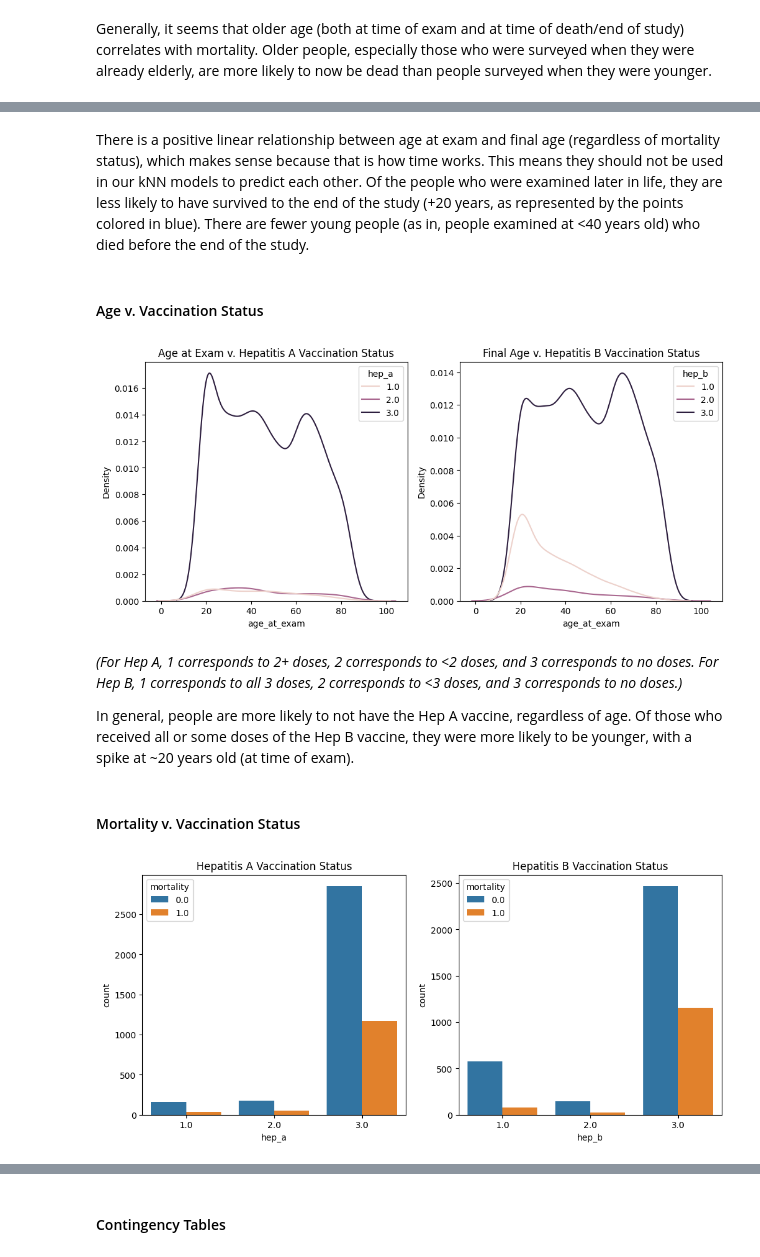
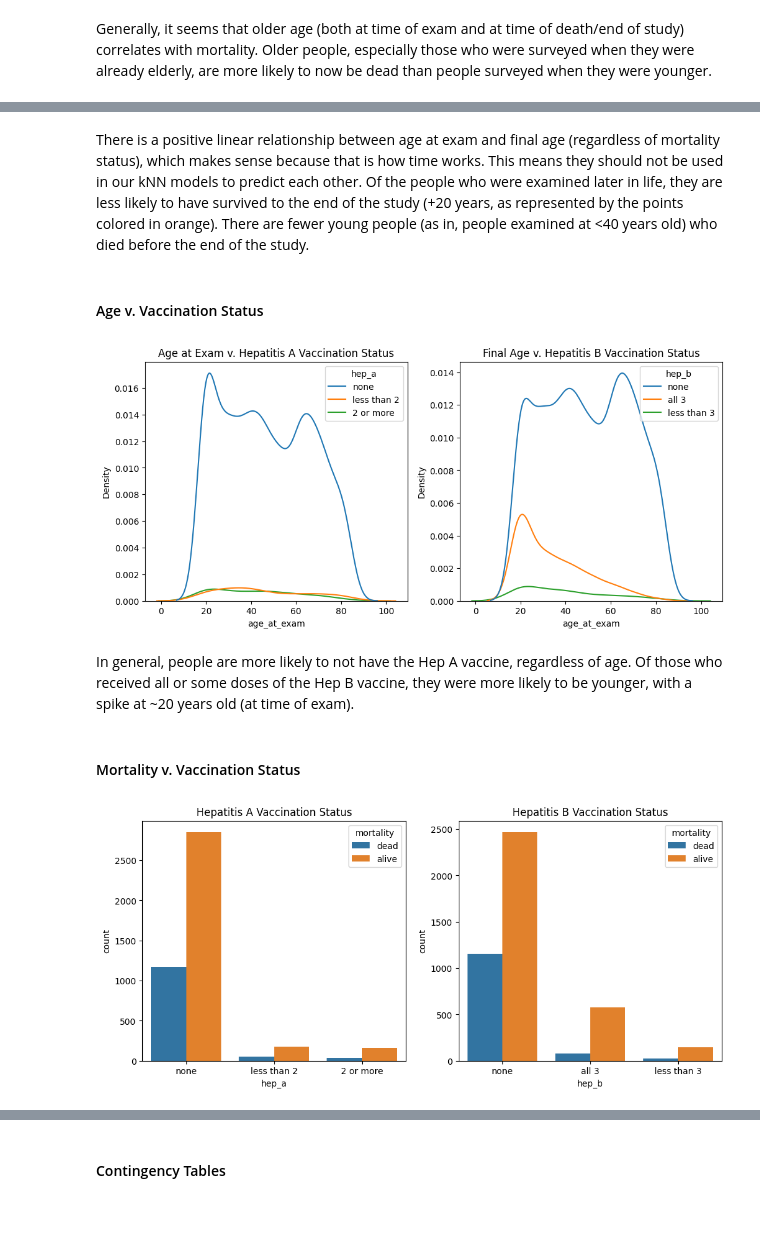
Before and after one commit to swt2vv/ds3021-project1, a Jupyter notebook: project_1_bsds.ipynb, the cells around one changed output, grey strips where cells are left out. Cells and saved outputs as stored; diff of their text form; code cells hidden in the pictures; blank space fills up the shorter version.

```diff
--- a/project_1_bsds.ipynb
+++ b/project_1_bsds.ipynb
@@ -161,3 +161,10 @@ imq_mort_np.drop('SEQN',axis=1).describe()
 | max | 3.000000 | 3.000000 | 1.000000 | 20.833333 | 84.916667 | 104.666667 |
 # %% [markdown]
 #### Pairplot
+# %%
+# create a new dataframe imq_mort_np_eda with renamed variables for clarity
+imq_mort_np_eda = imq_mort_np.copy()
+imq_mort_np_eda['hep_a'] = imq_mort_np_eda['hep_a'].replace([1.0, 2.0, 3.0], ['2 or more', 'less than 2', 'none'])
+imq_mort_np_eda['hep_b'] = imq_mort_np_eda['hep_b'].replace([1.0, 2.0, 3.0], ['all 3', 'less than 3', 'none'])
+imq_mort_np_eda['mortality'] = imq_mort_np_eda['mortality'].replace([0.0, 1.0], ['alive', 'dead'])
+imq_mort_np_eda.head()
@@ -198,38 +212,37 @@ plt.show()
 # %% [markdown]
-There is a positive linear relationship between age at exam and final age (regardless of mortality status), which makes sense because that is how time works. This means they should not be used in our kNN models to predict each other. Of the people who were examined later in life, they are less likely to have survived to the end of the study (+20 years, as represented by the points colored in blue). There are fewer young people (as in, people examined at <40 years old) who died before the end of the study.
+There is a positive linear relationship between age at exam and final age (regardless of mortality status), which makes sense because that is how time works. This means they should not be used in our kNN models to predict each other. Of the people who were examined later in life, they are less likely to have survived to the end of the study (+20 years, as represented by the points colored in orange). There are fewer young people (as in, people examined at <40 years old) who died before the end of the study.
 # %% [markdown]
 #### Age v. Vaccination Status
 # %%
 fig, ax = plt.subplots(nrows=1, ncols=2, figsize=(12, 5))
 
 # plot age at exam v. hepatitis a
-sns.kdeplot(imq_mort_np, x='age_at_exam', hue='hep_a', ax=ax[0])
+sns.kdeplot(imq_mort_np_eda, x='age_at_exam', hue='hep_a', ax=ax[0])
 ax[0].set_title("Age at Exam v. Hepatitis A Vaccination Status")
 
 # plot final age v. hepatitis b
-sns.kdeplot(imq_mort_np, x='age_at_exam', hue='hep_b', ax=ax[1])
+sns.kdeplot(imq_mort_np_eda, x='age_at_exam', hue='hep_b', ax=ax[1])
 ax[1].set_title("Final Age v. Hepatitis B Vaccination Status")
+sns.move_legend(ax[1], "upper right")
 plt.show()
 # %% [output]
-[figure, old version]
+[figure, new version]
 # %% [markdown]
-*(For Hep A, 1 corresponds to 2+ doses, 2 corresponds to <2 doses, and 3 corresponds to no doses. For Hep B, 1 corresponds to all 3 doses, 2 corresponds to <3 doses, and 3 corresponds to no doses.)*
-
 In general, people are more likely to not have the Hep A vaccine, regardless of age. Of those who received all or some doses of the Hep B vaccine, they were more likely to be younger, with a spike at ~20 years old (at time of exam).
 # %% [markdown]
 #### Mortality v. Vaccination Status
 # %%
 fig, ax = plt.subplots(nrows=1, ncols=2, figsize=(12, 5))
 
 # plot hep a
-sns.countplot(imq_mort_np, x='hep_a', hue='mortality', ax=ax[0])
+sns.countplot(imq_mort_np_eda, x='hep_a', hue='mortality', ax=ax[0])
 ax[0].set_title("Hepatitis A Vaccination Status")
 
 # plot hep b
-sns.countplot(imq_mort_np, x='hep_b', hue='mortality', ax=ax[1])
+sns.countplot(imq_mort_np_eda, x='hep_b', hue='mortality', ax=ax[1])
 ax[1].set_title("Hepatitis B Vaccination Status")
 
 plt.show()
 # %% [output]
-[figure, old version]
+[figure, new version]
 # %% [markdown]
```
Also changed, not shown: parts of 14 cells of this notebook.
